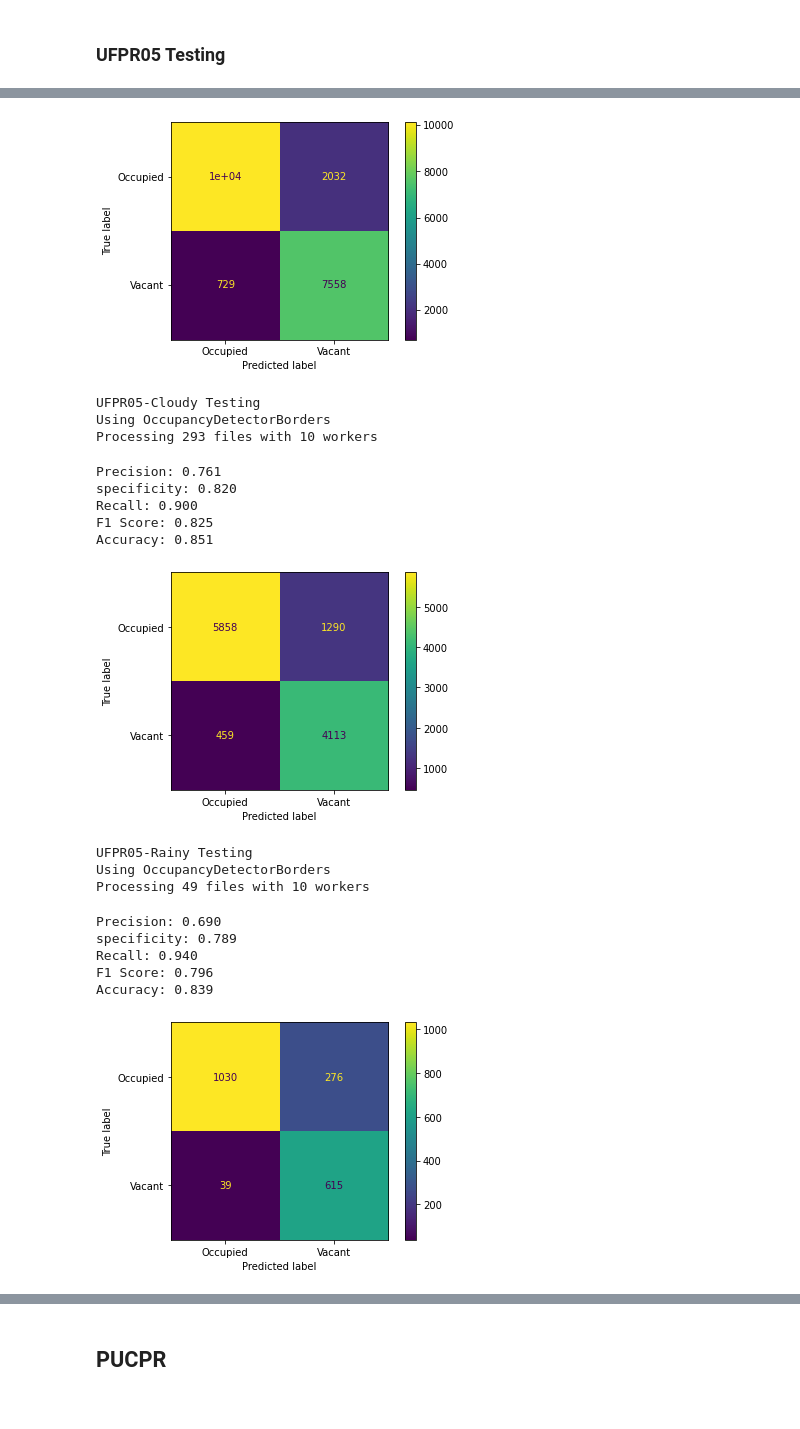
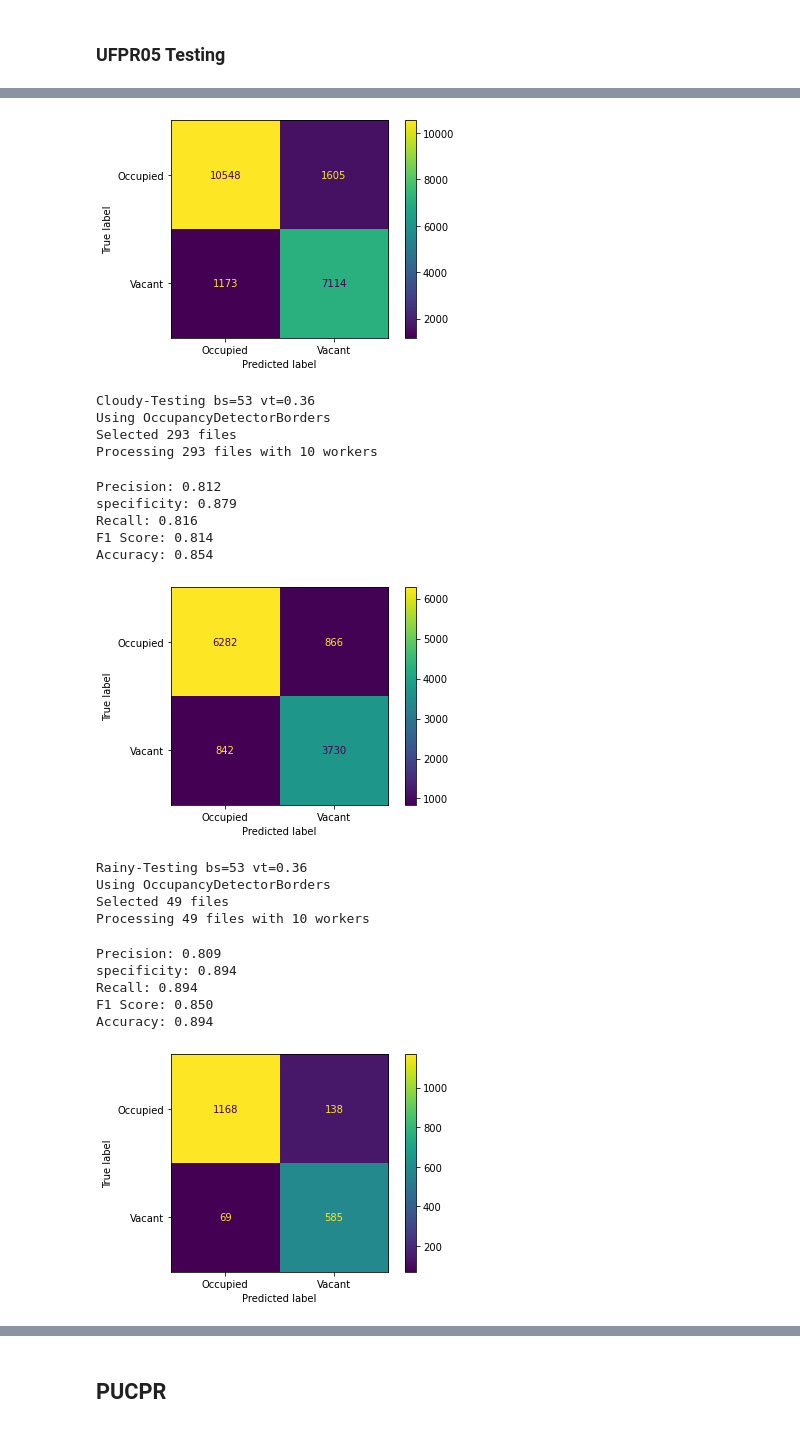
Before and after one commit to VisionPark/VisionParkDetect, a Jupyter notebook: borderClassifierTest.ipynb, the cells around one changed output, grey strips where cells are left out. Drawn from its saved outputs; the diff is of its cells as text; code cells hidden in the pictures.

```diff
--- a/borderClassifierTest.ipynb
+++ b/borderClassifierTest.ipynb
@@ -270,13 +316,16 @@ save_dst = 'E:\\OneDrive - UNIVERSIDAD DE HUELVA\\TFG\\VisionParkDetect\\test\\b
 detection_params=DetectionParams()
 detection_params.at_method = cv.ADAPTIVE_THRESH_GAUSSIAN_C
 detection_params.at_blockSize = 33
-detection_params.vacant_threshold = 0.3
+detection_params.vacant_threshold = 0.31
 
 
 weather_list = ['Sunny', 'Cloudy', 'Rainy']
 
+testing_metrics = dict()
+
 for weather in weather_list:
-    row_name = f'{parking_id}-{weather} {training_str}'
+    row_name = f'{weather}-{training_str} bs={detection_params.at_blockSize} vt={detection_params.vacant_threshold}'
     print(row_name)
-    metrics = test_parking(parking_id, weather, detection_params=detection_params, process_batch=True, training=training)
+    testing_metrics[row_name]=test_parking(parking_id, weather, detection_params=detection_params, process_batch=True, training=training)
+    print(testing_metrics[row_name].to_latex("Test", weather, detection_params.at_blockSize, detection_params.vacant_threshold))
 # %% [output]
@@ -346,18 +421,0 @@ calculate_metrics(parking_id, weather_list, at_blockSize_list, vacant_threshold_
-# %%
-weather_dict = dict()
-parking_id = 'UFPR05'
-weather_list = ['Sunny','Cloudy','Rainy']
-training = True
-training_test_folder = 'training' if training else 'test'
-
-for weather in weather_list:
-
-    file_pickle = f"test/bordersDetector/metrics_dict_vt_{parking_id}_{weather}_{training_test_folder}.pickle"
-
-    with open(file_pickle, 'rb') as f:
-        print(file_pickle)
-        metrics_dict_vt = pickle.load(f)
-
-        weather_dict[weather] = transpose_dict(metrics_dict_vt)
-
-metrics_UFPR05 =PerformanceMetricsProviderSklearn.choose_parameters(weather_dict)
@@ -390,13 +466,18 @@ training_str = 'Training' if training else 'Testing'
 save_dst = 'E:\\OneDrive - UNIVERSIDAD DE HUELVA\\TFG\\VisionParkDetect\\test\\bordersDetector\\'
 detection_params=DetectionParams()
 detection_params.at_method = cv.ADAPTIVE_THRESH_GAUSSIAN_C
-detection_params.at_blockSize = 33
-detection_params.vacant_threshold = 0.3
+detection_params.at_blockSize = 53
+detection_params.vacant_threshold = 0.36
 
 weather_list = ['Sunny', 'Cloudy', 'Rainy']
+all_latex=""
+testing_metrics = dict()
 
 for weather in weather_list:
-    row_name = f'{parking_id}-{weather} {training_str}'
+    row_name = f'{weather}-{training_str} bs={detection_params.at_blockSize} vt={detection_params.vacant_threshold}'
     print(row_name)
-    metrics = test_parking(parking_id, weather, detection_params=detection_params, process_batch=True, training=training)
+    testing_metrics[row_name]=test_parking(parking_id, weather, detection_params=detection_params, process_batch=True, training=training)
+    all_latex += testing_metrics[row_name].to_latex("Test", weather, detection_params.at_blockSize, detection_params.vacant_threshold)
+
+print(all_latex)
 # %% [output]
@@ -411,19 +493,21 @@ Accuracy: 0.865
-[figure, old version]
+[figure, new version]
-UFPR05-Cloudy Testing
+Cloudy-Testing bs=53 vt=0.36
 Using OccupancyDetectorBorders
+Selected 293 files
 Processing 293 files with 10 workers
-Precision: 0.761
-specificity: 0.820
-Recall: 0.900
-F1 Score: 0.825
-Accuracy: 0.851
+Precision: 0.812
+specificity: 0.879
+Recall: 0.816
+F1 Score: 0.814
+Accuracy: 0.854
-[figure, old version]
+[figure, new version]
-UFPR05-Rainy Testing
+Rainy-Testing bs=53 vt=0.36
 Using OccupancyDetectorBorders
+Selected 49 files
 Processing 49 files with 10 workers
-Precision: 0.690
-specificity: 0.789
-Recall: 0.940
-F1 Score: 0.796
-Accuracy: 0.839
+Precision: 0.809
+specificity: 0.894
+Recall: 0.894
+F1 Score: 0.850
+Accuracy: 0.894
-[figure, old version]
+[figure, new version]
```
Also changed, not shown: parts of 31 cells of this notebook, 18 other files.
